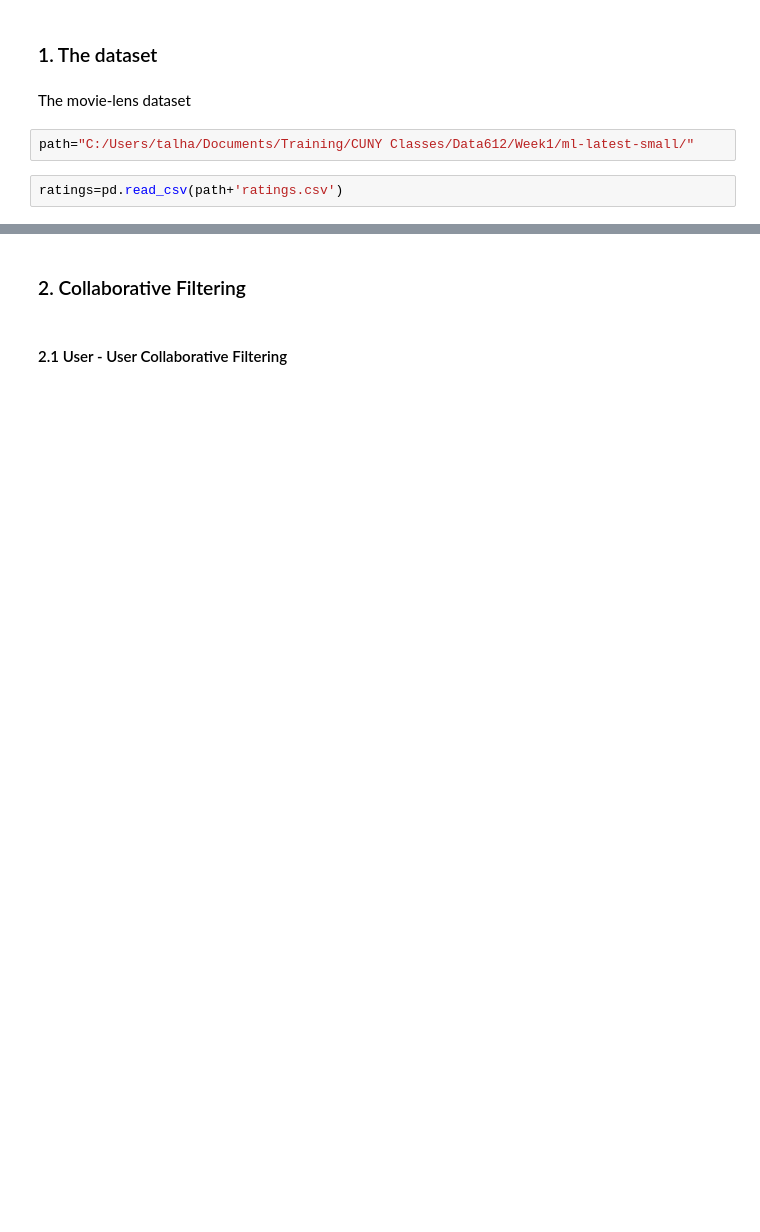
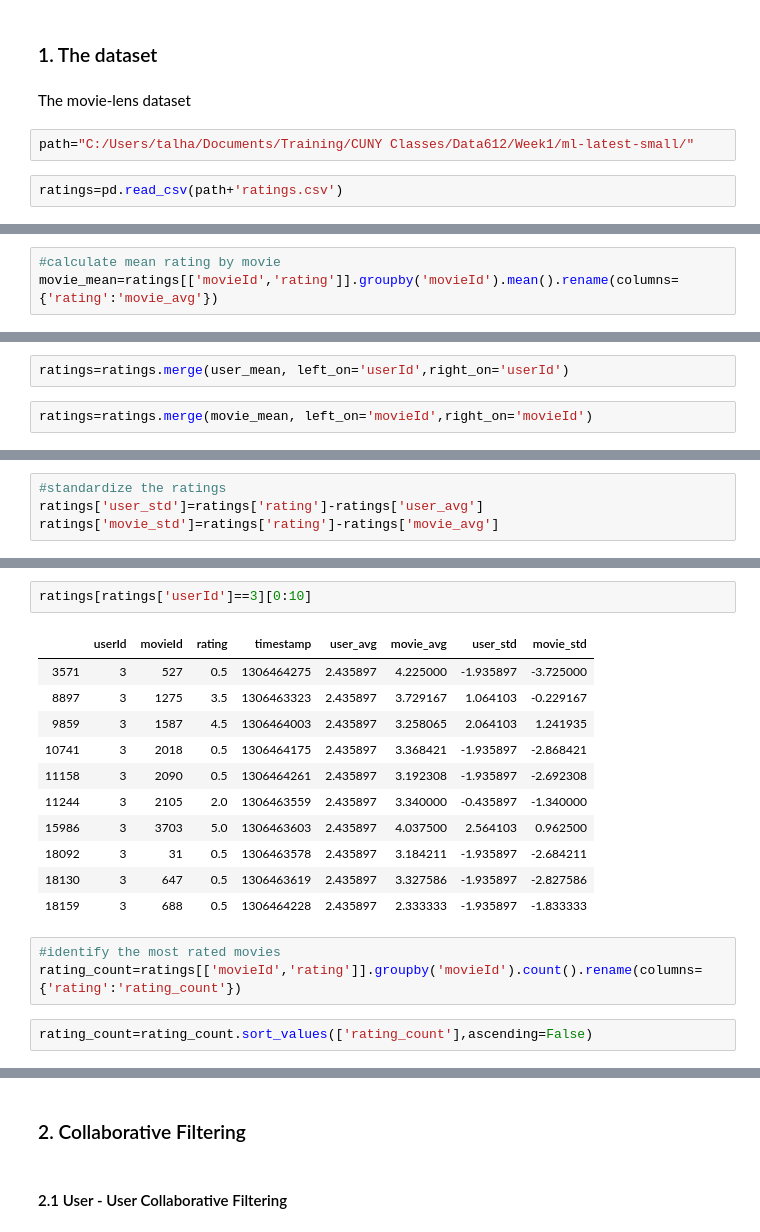
Before and after one commit to talham/CUNY, a Jupyter notebook: Data612/hw2/Project 2.ipynb, the cells around one changed output, grey strips where cells are left out. Cells and saved outputs as stored; diff of their text form; blank space fills up the shorter version.

```diff
--- a/Data612/hw2/Project 2.ipynb
+++ b/Data612/hw2/Project 2.ipynb
@@ -26,0 +77,3 @@ ratings.head(n=5)
+# %%
+#calculate mean rating by movie
+movie_mean=ratings[['movieId','rating']].groupby('movieId').mean().rename(columns={'rating':'movie_avg'})
@@ -26,0 +90,4 @@ ratings.head(n=5)
+# %%
+ratings=ratings.merge(user_mean, left_on='userId',right_on='userId')
+# %%
+ratings=ratings.merge(movie_mean, left_on='movieId',right_on='movieId')
@@ -26,0 +103,4 @@ ratings.head(n=5)
+# %%
+#standardize the ratings
+ratings['user_std']=ratings['rating']-ratings['user_avg']
+ratings['movie_std']=ratings['rating']-ratings['movie_avg']
@@ -26,0 +116,19 @@ ratings.head(n=5)
+# %%
+ratings[ratings['userId']==3][0:10]
+# %% [output]
+|  | userId | movieId | rating | timestamp | user_avg | movie_avg | user_std | movie_std |
+| 3571 | 3 | 527 | 0.5 | 1306464275 | 2.435897 | 4.225000 | -1.935897 | -3.725000 |
+| 8897 | 3 | 1275 | 3.5 | 1306463323 | 2.435897 | 3.729167 | 1.064103 | -0.229167 |
+| 9859 | 3 | 1587 | 4.5 | 1306464003 | 2.435897 | 3.258065 | 2.064103 | 1.241935 |
+| 10741 | 3 | 2018 | 0.5 | 1306464175 | 2.435897 | 3.368421 | -1.935897 | -2.868421 |
+| 11158 | 3 | 2090 | 0.5 | 1306464261 | 2.435897 | 3.192308 | -1.935897 | -2.692308 |
+| 11244 | 3 | 2105 | 2.0 | 1306463559 | 2.435897 | 3.340000 | -0.435897 | -1.340000 |
+| 15986 | 3 | 3703 | 5.0 | 1306463603 | 2.435897 | 4.037500 | 2.564103 | 0.962500 |
+| 18092 | 3 | 31 | 0.5 | 1306463578 | 2.435897 | 3.184211 | -1.935897 | -2.684211 |
+| 18130 | 3 | 647 | 0.5 | 1306463619 | 2.435897 | 3.327586 | -1.935897 | -2.827586 |
+| 18159 | 3 | 688 | 0.5 | 1306464228 | 2.435897 | 2.333333 | -1.935897 | -1.833333 |
+# %%
+#identify the most rated movies
+rating_count=ratings[['movieId','rating']].groupby('movieId').count().rename(columns={'rating':'rating_count'})
+# %%
+rating_count=rating_count.sort_values(['rating_count'],ascending=False)
```
Also changed, not shown: parts of 92 cells of this notebook.
